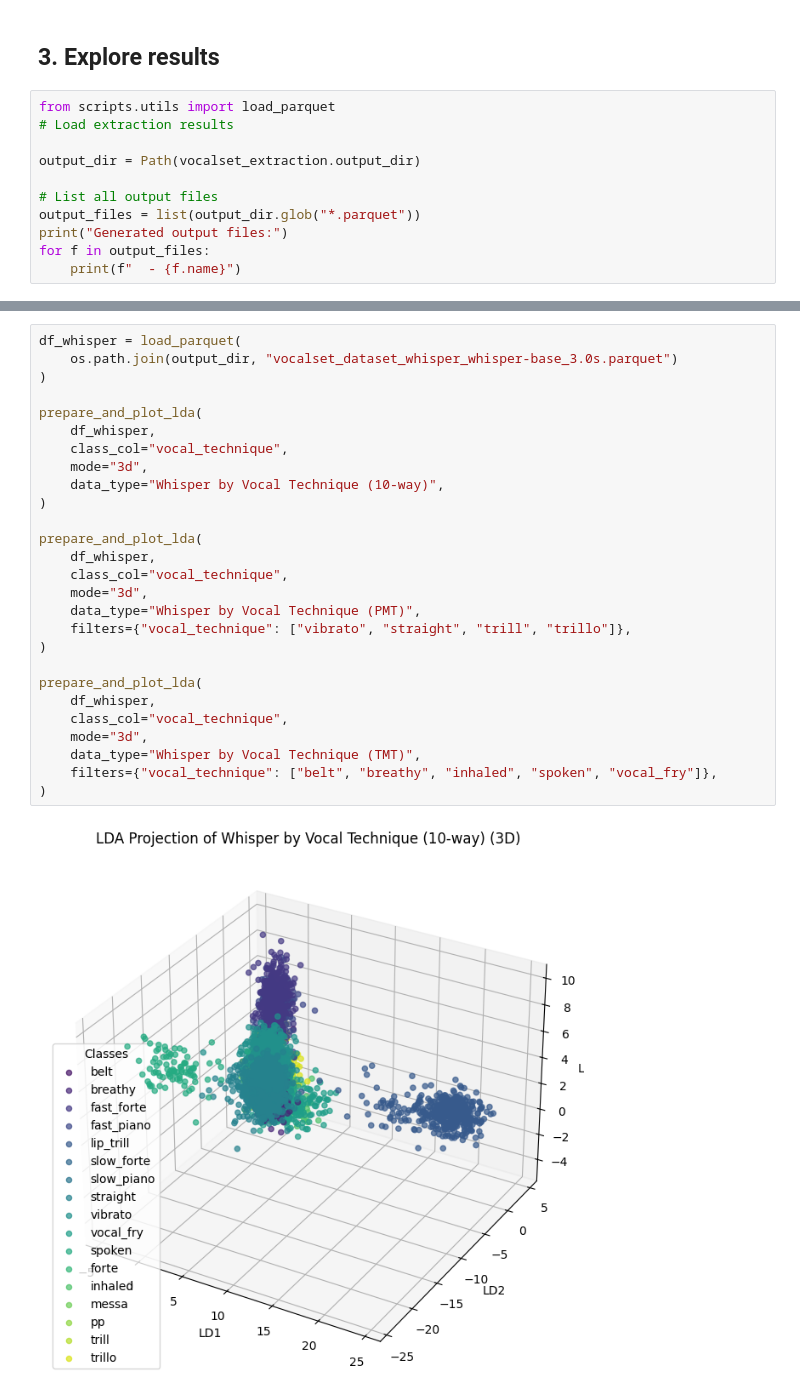
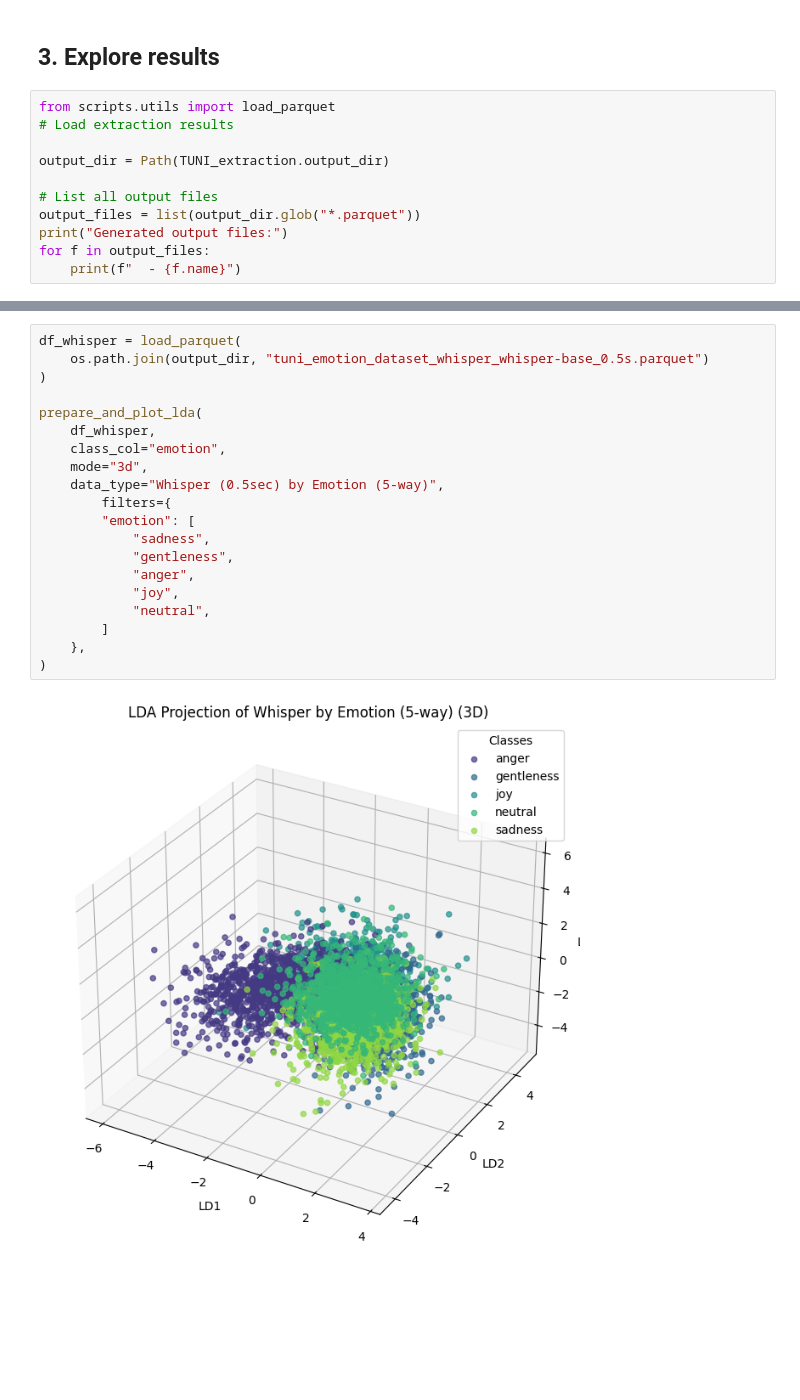
Before and after one commit to suvimh/audio_embeddings_and_feature_extraction_from_audio_dataset, a Jupyter notebook: TUNI_emotion_data/TUNI_data_extraction.ipynb, the cells around one changed output, grey strips where cells are left out. Drawn from its saved outputs; the diff is of its cells as text; blank space fills up the shorter version.

```diff
--- a/TUNI_emotion_data/TUNI_data_extraction.ipynb
+++ b/TUNI_emotion_data/TUNI_data_extraction.ipynb
@@ -204,7 +282,7 @@ Existing HDF5 files:
 from scripts.utils import load_parquet
 # Load extraction results
 
-output_dir = Path(vocalset_extraction.output_dir)
+output_dir = Path(TUNI_extraction.output_dir)
 
 # List all output files
 output_files = list(output_dir.glob("*.parquet"))
@@ -348,29 +414,22 @@ prepare_and_plot_lda(
 # %%
 df_whisper = load_parquet(
-    os.path.join(output_dir, "vocalset_dataset_whisper_whisper-base_3.0s.parquet")
+    os.path.join(output_dir, "tuni_emotion_dataset_whisper_whisper-base_0.5s.parquet")
 )
 
 prepare_and_plot_lda(
     df_whisper,
-    class_col="vocal_technique",
+    class_col="emotion",
     mode="3d",
-    data_type="Whisper by Vocal Technique (10-way)",
+    data_type="Whisper (0.5sec) by Emotion (5-way)",
+        filters={
+        "emotion": [
+            "sadness",
+            "gentleness",
+            "anger",
+            "joy",
+            "neutral",
+        ]
+    },
 )
-
-prepare_and_plot_lda(
-    df_whisper,
-    class_col="vocal_technique",
-    mode="3d",
-    data_type="Whisper by Vocal Technique (PMT)",
-    filters={"vocal_technique": ["vibrato", "straight", "trill", "trillo"]},
-)
-
-prepare_and_plot_lda(
-    df_whisper,
-    class_col="vocal_technique",
-    mode="3d",
-    data_type="Whisper by Vocal Technique (TMT)",
-    filters={"vocal_technique": ["belt", "breathy", "inhaled", "spoken", "vocal_fry"]},
-)
 # %% [output]
-[figure, old version]
+[figure, new version]
```
Also changed, not shown: parts of 25 cells of this notebook, 3 other files.
